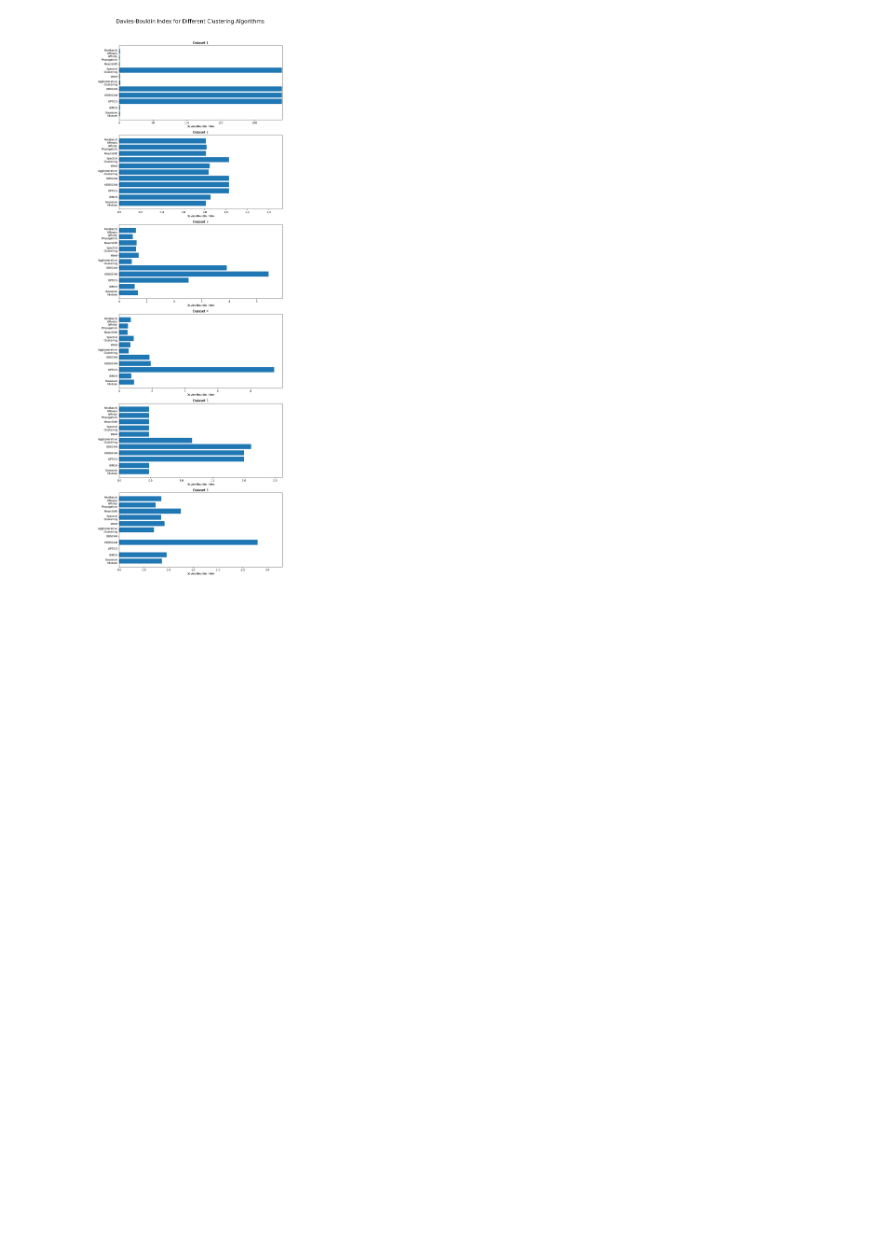
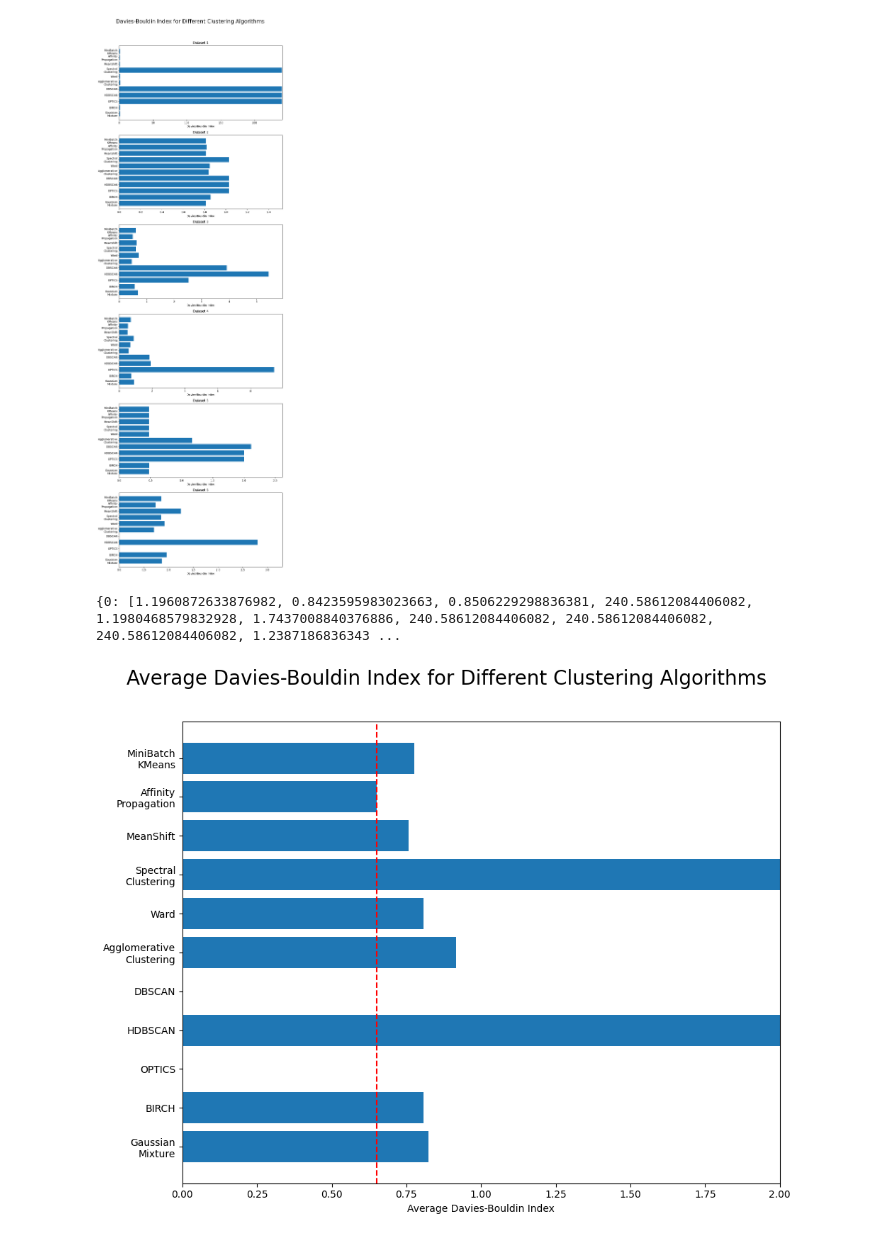
Before and after one commit to Makarasaki/ML_lab, a Jupyter notebook: lab_5/lab5_Leder.ipynb, the cells around one changed output. Saved outputs shown, nothing was run; the diff lists cells and outputs as text; code cells hidden in the pictures; blank space fills up the shorter version.

```diff
--- a/lab_5/lab5_Leder.ipynb
+++ b/lab_5/lab5_Leder.ipynb
@@ -558,3 +559,24 @@ plt.show()
 # %% [output]
 [figure]
 [figure]
+# %%
+# Plot average Davies-Bouldin scores
+print(db_scores)
+average_db_scores = [np.nanmean([db_scores[i][j] for i in db_scores]) for j in range(len(algorithm_names))]
+
+min_average_db_score = min(average_db_scores)
+
+fig, ax = plt.subplots(figsize=(10, 8))
+fig.suptitle('Average Davies-Bouldin Index for Different Clustering Algorithms', size=20)
+
+ax.barh(algorithm_names, average_db_scores)
+ax.axvline(min_average_db_score, color='red', linestyle='--', linewidth=1.5)
+ax.set_xlim(0, 2)
+ax.set_xlabel('Average Davies-Bouldin Index')
+ax.invert_yaxis()
+
+plt.tight_layout(rect=[0, 0, 1, 0.96])
+plt.show()
+# %% [output]
+{0: [1.1960872633876982, 0.8423595983023663, 0.8506229298836381, 240.58612084406082, 1.1980468579832928, 1.7437008840376886, 240.58612084406082, 240.58612084406082, 240.58612084406082, 1.2387186836343 ...
+[figure, added]
```
Also changed, not shown: parts of 1 cell of this notebook.
